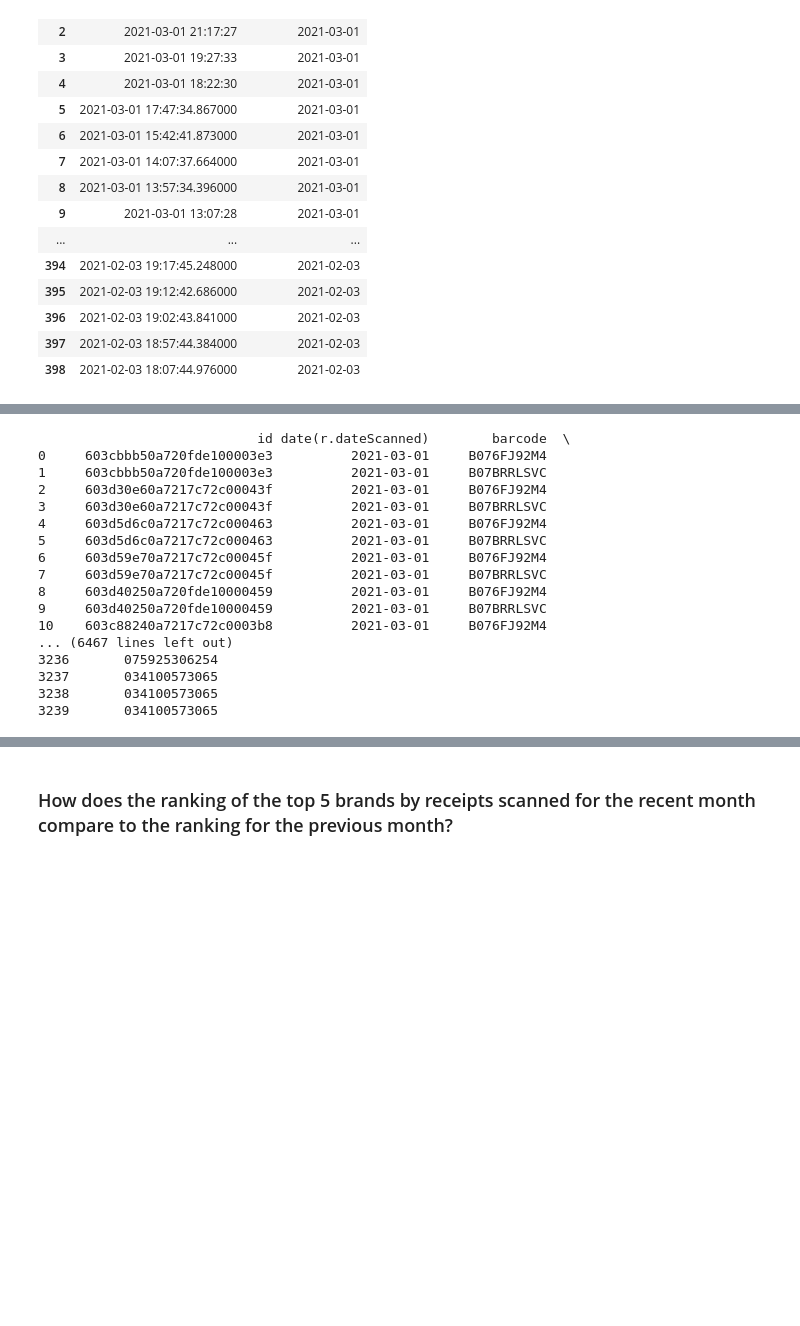
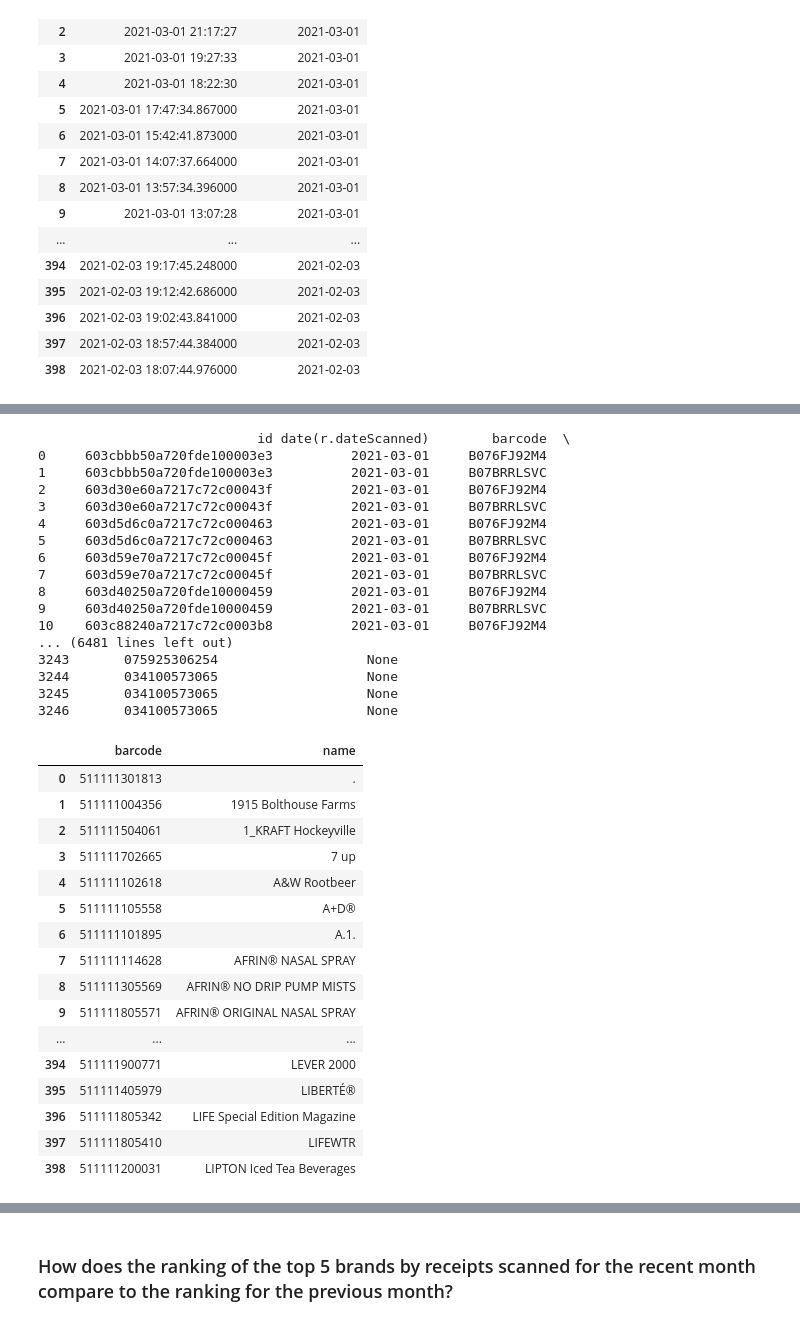
Before and after one commit to byrne-saw/play_fetch, a Jupyter notebook: 2.1-EDA_first_pass.ipynb, the cells around one changed output, grey strips where cells are left out. Saved outputs shown, nothing was run; the diff lists cells and outputs as text; code cells hidden in the pictures; blank space fills up the shorter version.

```diff
--- a/2.1-EDA_first_pass.ipynb
+++ b/2.1-EDA_first_pass.ipynb
@@ -346,9 +346,11 @@ query = f"""
             , date(r.dateScanned)
             , ri.barcode
             , ri.userFlaggedBarcode
+            , b.name
         from
             receipts r
             join receipt_items ri on ri.receipt_id = r.id
+            left join brands b on b.barcode = coalesce(ri.barcode, ri.userFlaggedBarcode)
         order by
             2 desc
 
@@ -371,11 +373,46 @@ df
 8     603d40250a720fde10000459          2021-03-01     B076FJ92M4
 9     603d40250a720fde10000459          2021-03-01     B07BRRLSVC
 10    603c88240a7217c72c0003b8          2021-03-01     B076FJ92M4
-... (6467 lines left out)
-3236       075925306254
-3237       034100573065
-3238       034100573065
-3239       034100573065
+... (6481 lines left out)
+3243       075925306254                   None
+3244       034100573065                   None
+3245       034100573065                   None
+3246       034100573065                   None
+# %%
+# look at brand barcodes - why are we missing on so many joins?
+query = f"""
+        select
+            b.barcode
+            , b.name
+        from
+            brands b
+        order by
+            b.name
+
+    """
+#execute the above query and save results to dataframe
+conn = sqlite3.connect(db_path)
+df = pd.read_sql_query(query, conn)
+conn.close()
+df
+# %% [output]
+|  | barcode | name |
+| 0 | 511111301813 | . |
+| 1 | 511111004356 | 1915 Bolthouse Farms |
+| 2 | 511111504061 | 1_KRAFT Hockeyville |
+| 3 | 511111702665 | 7 up |
+| 4 | 511111102618 | A&W Rootbeer |
+| 5 | 511111105558 | A+D® |
+| 6 | 511111101895 | A.1. |
+| 7 | 511111114628 | AFRIN® NASAL SPRAY |
+| 8 | 511111305569 | AFRIN® NO DRIP PUMP MISTS |
+| 9 | 511111805571 | AFRIN® ORIGINAL NASAL SPRAY |
+| ... | ... | ... |
+| 394 | 511111900771 | LEVER 2000 |
+| 395 | 511111405979 | LIBERTÉ® |
+| 396 | 511111805342 | LIFE Special Edition Magazine |
+| 397 | 511111805410 | LIFEWTR |
+| 398 | 511111200031 | LIPTON Iced Tea Beverages |
 # %%
 #examine receipts.rewardsReceiptItemList for some of the sample receipts with non consistent barcode fomrats
 query = f"""
```
Also changed, not shown: parts of 2 cells of this notebook.
